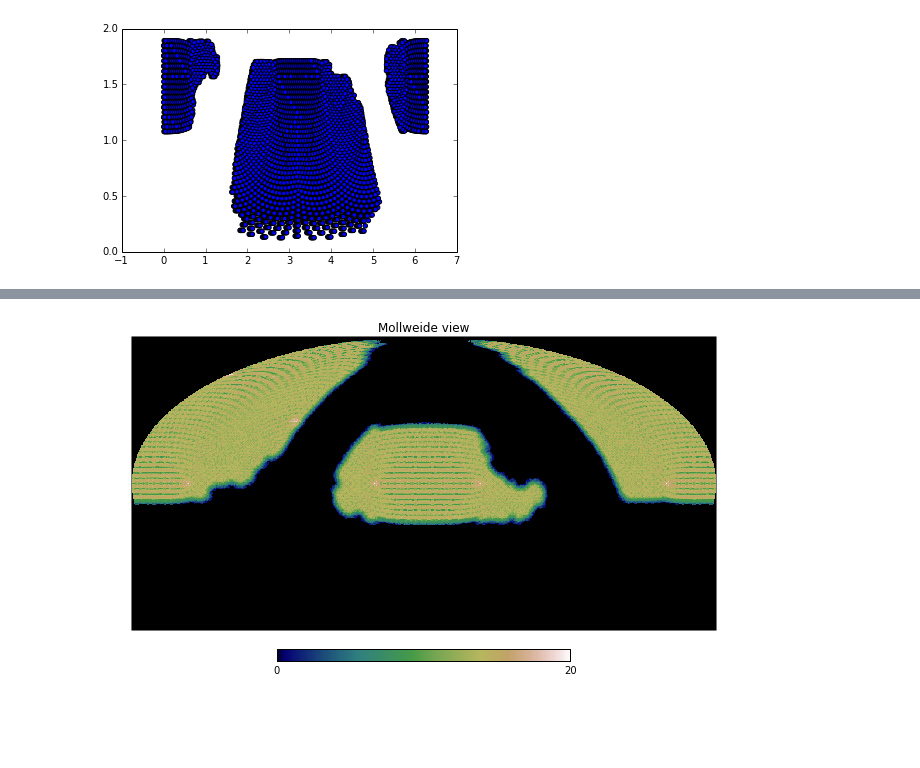
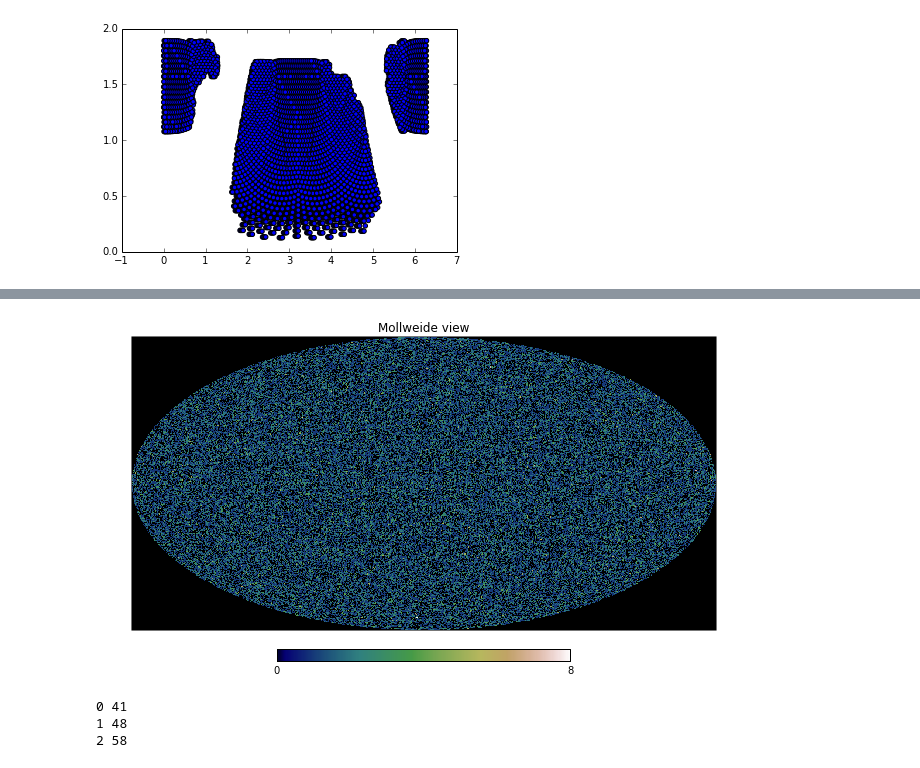
Before and after one commit to forero/QuickFiber, a Jupyter notebook: python/SandBox.ipynb, the cells around one changed output, grey strips where cells are left out. Drawn from its saved outputs; the diff is of its cells as text; code cells hidden in the pictures; blank space fills up the shorter version.

```diff
--- a/python/SandBox.ipynb
+++ b/python/SandBox.ipynb
@@ -288,0 +282,27 @@ print np.size(pix)
+# %%
+n_tilings = np.size(tiles.ra)
+n_side = 128
+n_pix = hp.nside2npix(n_side)
+n_visits_healpix_map = np.zeros(n_pix, dtype=np.double)
+n_objects_healpix_map = np.zeros(n_pix, dtype=np.double)
+
+
+objects_pixels = hp.vec2pix(n_side,objects.nhat0, objects.nhat1, objects.nhat2)
+
+for i_pix in range(n_pix):
+    object_in = np.where(objects_pixels==i_pix)
+    object_in = object_in[0]
+    n_in = np.size(object_in)
+    n_objects_healpix_map[i_pix] = n_objects_healpix_map[i_pix] + n_in
+
+
+print np.size(objects_pixels)
+for i_tiling in range(n_tilings):
+    tile_theta = tiles.theta[i_tiling]
+    tile_phi = tiles.phi[i_tiling]
+    tile_center = np.array([tile_theta,tile_phi])
+    tile_vector = hp.rotator.dir2vec(tile_center)
+    pix = hp.query_disc(n_side, tile_vector, fibers.plate_radius*1.2)
+    n_visits_healpix_map[pix] = n_visits_healpix_map[pix] + 1.0
+
+print np.size(pix)
@@ -289,4 +316,4 @@ print np.size(pix)
 # %%
-hp.mollview(n_visits_healpix_map, cmap="gist_earth", xsize=1000, flip="geo")
+hp.mollview(n_objects_healpix_map, cmap="gist_earth", xsize=1000, flip="geo")
 # %% [output]
-[figure, old version]
+[figure, new version]
@@ -292,0 +366,30 @@ hp.mollview(n_visits_healpix_map, cmap="gist_earth", xsize=1000, flip="geo")
+# %%
+n_tilings = 3
+
+for i_tiling in range(n_tilings):
+    tile_theta = tiles.theta[i_tiling]
+    tile_phi = tiles.phi[i_tiling]
+    tile_center = np.array([tile_theta,tile_phi])
+    tile_vector = hp.rotator.dir2vec(tile_center)
+    pix = hp.query_disc(n_side, tile_vector, fibers.plate_radius*1.1)
+
+    # here i am storing the galaxies that can fall into the search
+    objects_in_id = np.empty((0))
+
+    for i_pix in pix:
+        tmp_id_in = np.where(objects_pixels==i_pix)
+        tmp_id_in = tmp_id_in[0]
+        objects_in_id = np.append(objects_in_id, tmp_id_in)
+
+    objects_in_id = np.int_(objects_in_id)
+    #if(not(i_tiling%(n_tilings/20))):
+    print i_tiling, np.size(objects_in_id)
+
+    selected_objects = objects.select(objects_in_id)
+
+    #these selected objects must have new a x,y coordinates in the focal plane
+    selected_x, selected_y = radec2xy(selected_objects.ra, selected_objects.dec, tiles.ra[i_tiling], tiles.dec[i_tiling])
+# %% [output]
+0 41
+1 48
+2 58
```
Also changed, not shown: parts of 11 cells of this notebook.
